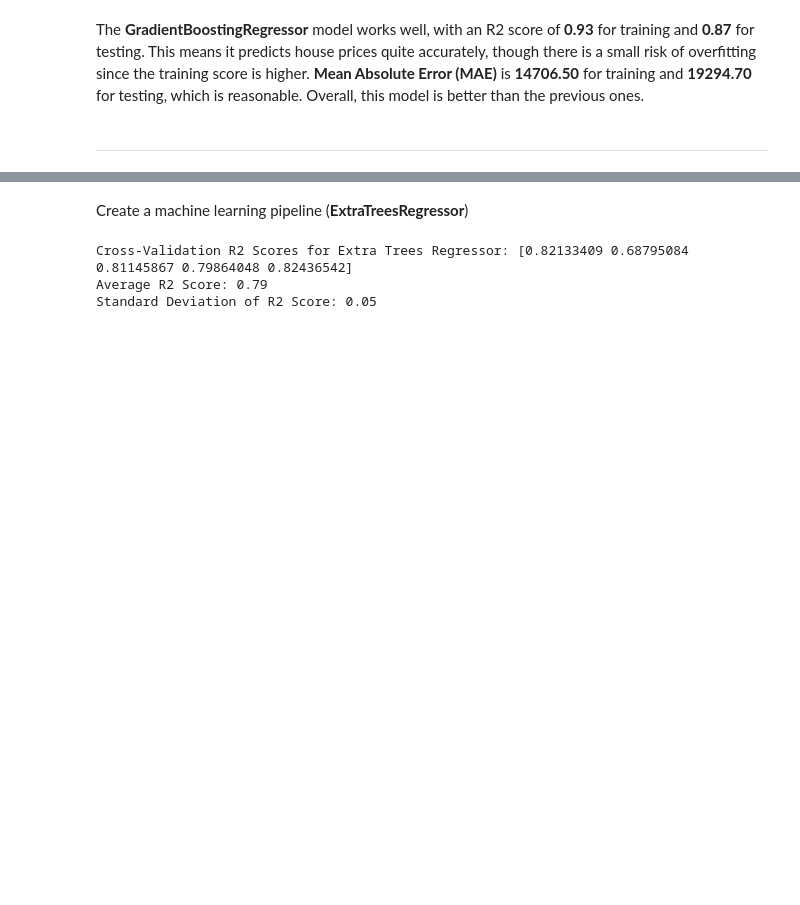
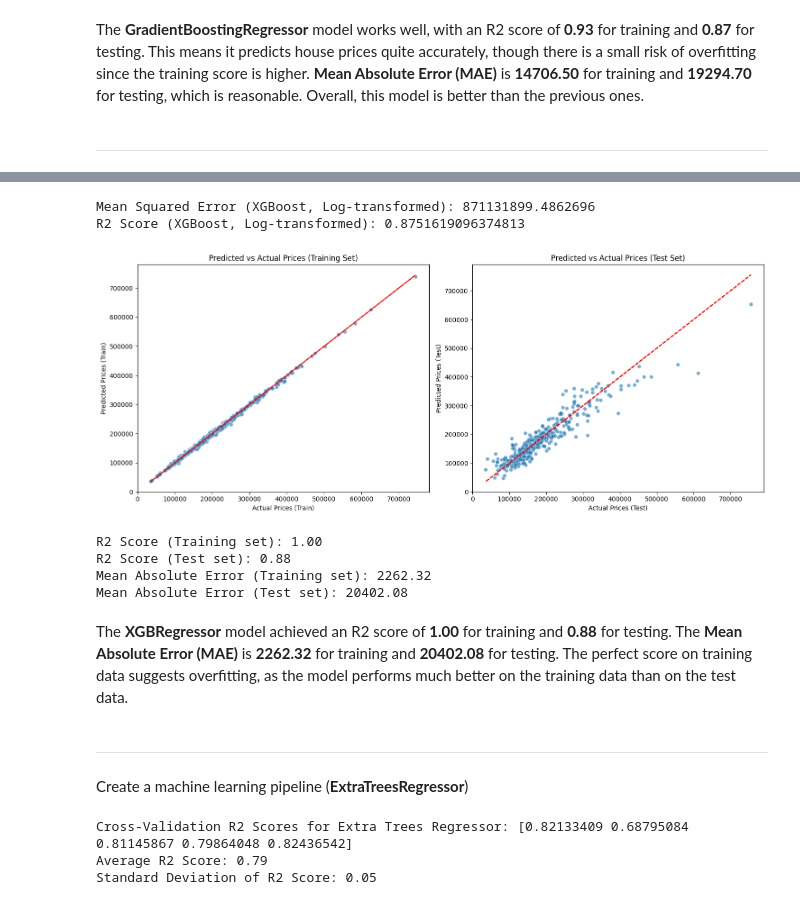
Before and after one commit to Patteerrik/Heritage-Housing-Issues, a Jupyter notebook: jupyter_notebooks/HouseSalePrices.ipynb, the cells around one changed output, grey strips where cells are left out. Cells and saved outputs as stored; diff of their text form; code cells hidden in the pictures; blank space fills up the shorter version.

Commit message:
Add XGBoost model with results

```diff
--- a/jupyter_notebooks/HouseSalePrices.ipynb
+++ b/jupyter_notebooks/HouseSalePrices.ipynb
@@ -389,3 +428,81 @@ ___
+# %%
+# Make predictions and evaluate the model on log-transformed target
+y_pred_log_xgb = pipeline_xgb.predict(X_test)
+
+# Inverse log-transform predictions and target to evaluate in original scale
+y_test_original = np.expm1(y_test)
+y_pred_original = np.expm1(y_pred_log_xgb)
+
+# Evaluate the model
+mse_xgb = mean_squared_error(y_test_original, y_pred_original)
+r2_xgb = r2_score(y_test_original, y_pred_original)
+
+print(f"Mean Squared Error (XGBoost, Log-transformed): {mse_xgb}")
+print(f"R2 Score (XGBoost, Log-transformed): {r2_xgb}")
+# %% [output]
+Mean Squared Error (XGBoost, Log-transformed): 871131899.4862696
+R2 Score (XGBoost, Log-transformed): 0.8751619096374813
+# %%
+# Use the trained XGBoost model for visualization
+def plot_xgb_results(X_train, y_train, X_test, y_test, pipeline_xgb):
+    # Make predictions for training and test datasets
+    y_pred_train_log_xgb = pipeline_xgb.predict(X_train)
+    y_pred_test_log_xgb = pipeline_xgb.predict(X_test)
+
+    # Inverse log-transform predictions to get them on the original scale
+    y_pred_train = np.expm1(y_pred_train_log_xgb)
+    y_pred_test = np.expm1(y_pred_test_log_xgb)
+    y_train_original = np.expm1(y_train)
+    y_test_original = np.expm1(y_test)
+
+    # Create subplots to compare actual vs predicted values
+    fig, axes = plt.subplots(nrows=1, ncols=2, figsize=(15, 6))
+
+    # Training set
+    sns.scatterplot(x=y_train_original, y=y_pred_train, ax=axes[0], alpha=0.6)
+    axes[0].plot(y_train_original, y_train_original, color='red', linestyle='--')  # Add a red line for perfect predictions
+    axes[0].set_xlabel('Actual Prices (Train)')
+    axes[0].set_ylabel('Predicted Prices (Train)')
+    axes[0].set_title('Predicted vs Actual Prices (Training Set)')
+    axes[0].set_xlim(left=0)
+
+    # Test set
+    sns.scatterplot(x=y_test_original, y=y_pred_test, ax=axes[1], alpha=0.6)
+    axes[1].plot(y_test_original, y_test_original, color='red', linestyle='--')  # Add a red line for perfect predictions
+    axes[1].set_xlabel('Actual Prices (Test)')
+    axes[1].set_ylabel('Predicted Prices (Test)')
+    axes[1].set_title('Predicted vs Actual Prices (Test Set)')
+    axes[1].set_xlim(left=0)
+
+    plt.tight_layout()
+    plt.show()
+
+    # Print R2 scores
+    r2_train_xgb = r2_score(y_train_original, y_pred_train)
+    r2_test_xgb = r2_score(y_test_original, y_pred_test)
+
+    # Calculate MAE for training and test sets
+    mae_train_xgb = mean_absolute_error(y_train_original, y_pred_train)
+    mae_test_xgb = mean_absolute_error(y_test_original, y_pred_test)
+
+    # Print R2 and MAE scores
+    print(f"R2 Score (Training set): {r2_train_xgb:.2f}")
+    print(f"R2 Score (Test set): {r2_test_xgb:.2f}")
+    print(f"Mean Absolute Error (Training set): {mae_train_xgb:.2f}")
+    print(f"Mean Absolute Error (Test set): {mae_test_xgb:.2f}")
+
+# Use the function to visualize training and test results
+plot_xgb_results(X_train, y_train, X_test, y_test, pipeline_xgb)
+# %% [output]
+[figure, added]
+R2 Score (Training set): 1.00
+R2 Score (Test set): 0.88
+Mean Absolute Error (Training set): 2262.32
+Mean Absolute Error (Test set): 20402.08
+# %% [markdown]
+The **XGBRegressor** model achieved an R2 score of **1.00** for training and **0.88** for testing. The **Mean Absolute Error (MAE)** is **2262.32** for training and **20402.08** for testing. The perfect score on training data suggests overfitting, as the model performs much better on the training data than on the test data.
+# %% [markdown]
+___
 # %% [markdown]
 Create a machine learning pipeline (**ExtraTreesRegressor**)
 # %%
```
Also changed, not shown: parts of 6 cells of this notebook.
